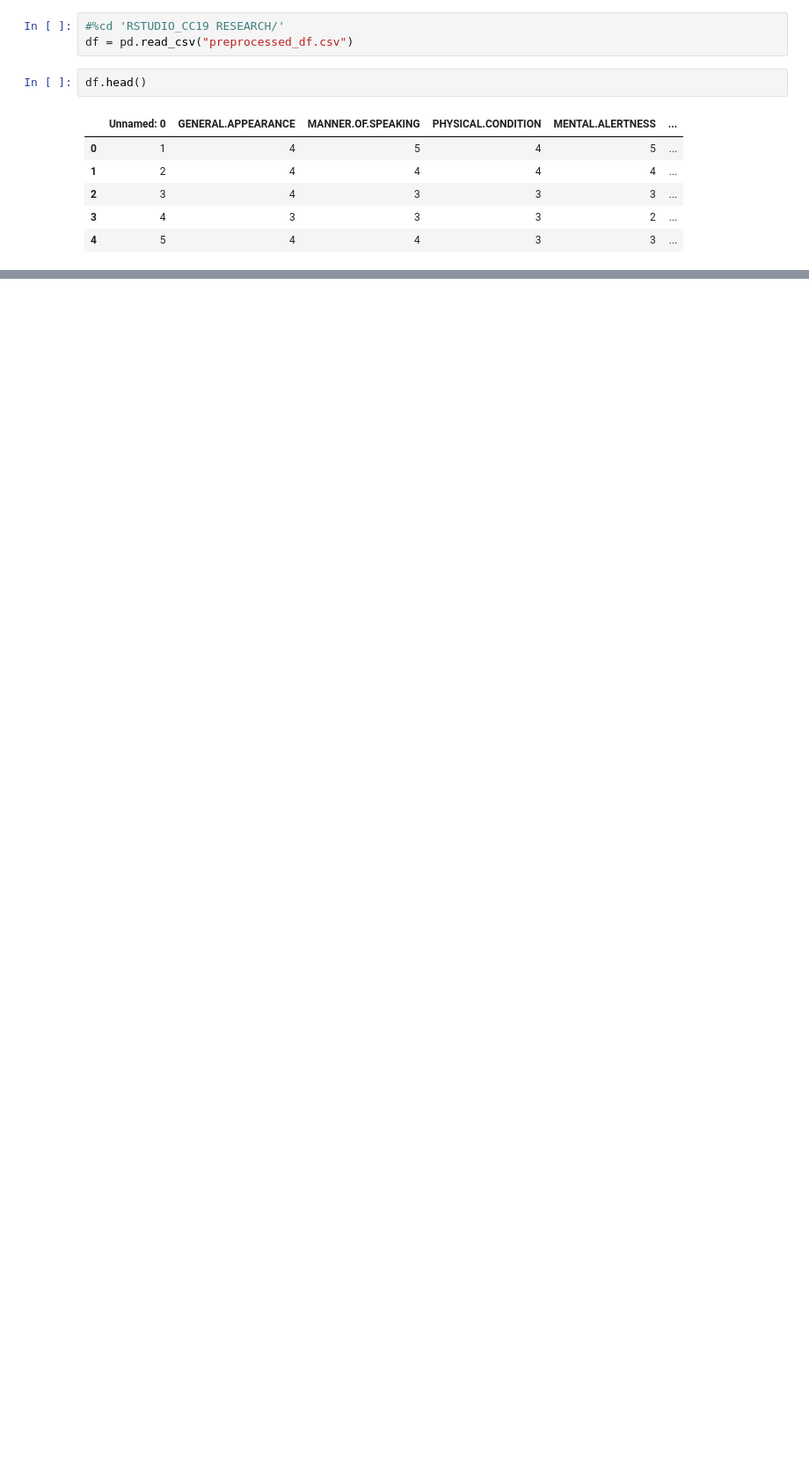
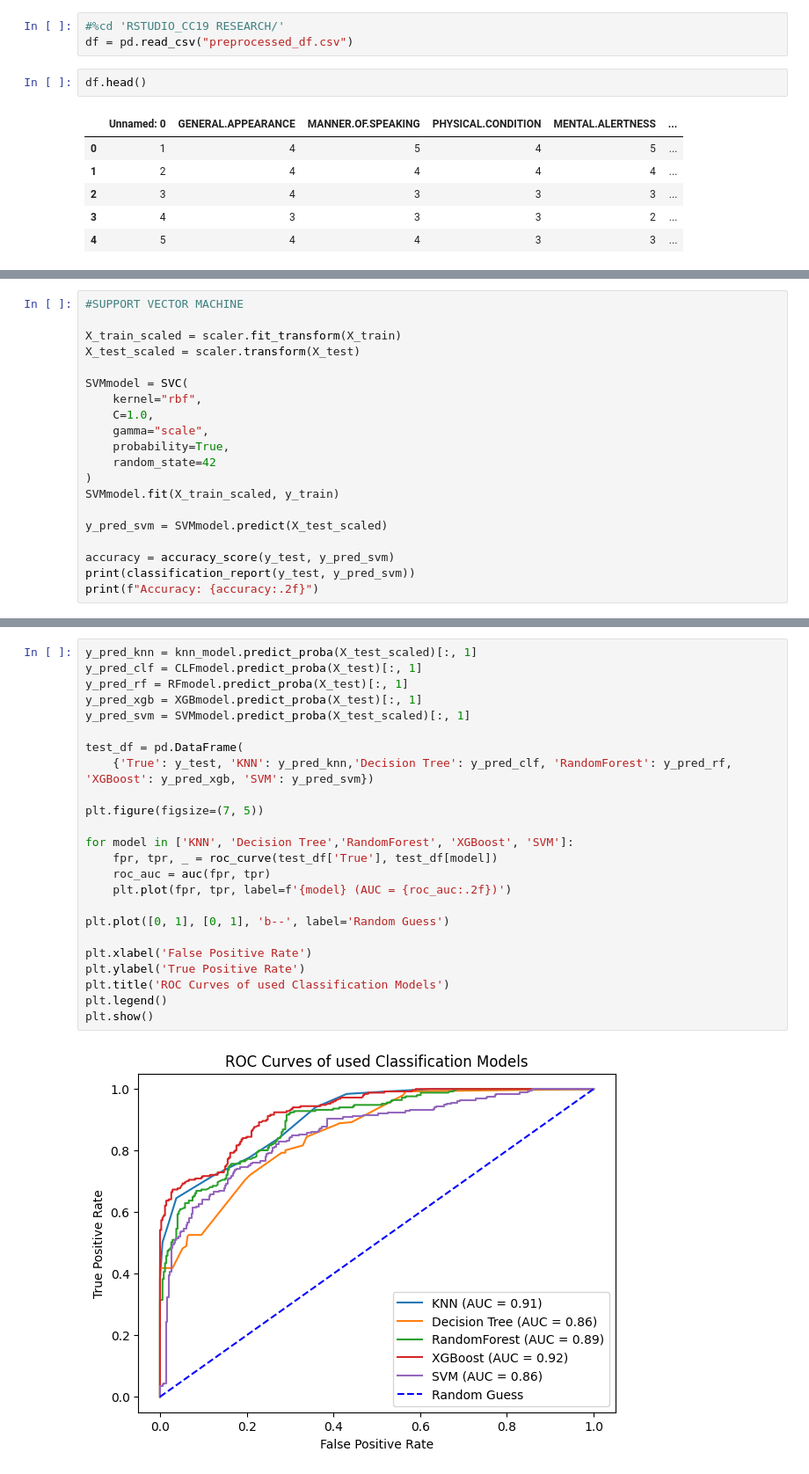
Before and after one commit to XebastianePitogo/cit19_project, a Jupyter notebook: CC19_project_PHASE3.ipynb, the cells around one changed output, grey strips where cells are left out. Shown at 88% size. Drawn from its saved outputs; the diff is of its cells as text; blank space fills up the shorter version.

```diff
--- a/CC19_project_PHASE3.ipynb
+++ b/CC19_project_PHASE3.ipynb
@@ -134,0 +212,20 @@ Logistic Regression Accuracy: 0.79
+# %%
+#SUPPORT VECTOR MACHINE
+
+X_train_scaled = scaler.fit_transform(X_train)
+X_test_scaled = scaler.transform(X_test)
+
+SVMmodel = SVC(
+    kernel="rbf",
+    C=1.0,
+    gamma="scale",
+    probability=True,
+    random_state=42
+)
+SVMmodel.fit(X_train_scaled, y_train)
+
+y_pred_svm = SVMmodel.predict(X_test_scaled)
+
+accuracy = accuracy_score(y_test, y_pred_svm)
+print(classification_report(y_test, y_pred_svm))
+print(f"Accuracy: {accuracy:.2f}")
@@ -134,0 +243,26 @@ Logistic Regression Accuracy: 0.79
+# %%
+y_pred_knn = knn_model.predict_proba(X_test_scaled)[:, 1]
+y_pred_clf = CLFmodel.predict_proba(X_test)[:, 1]
+y_pred_rf = RFmodel.predict_proba(X_test)[:, 1]
+y_pred_xgb = XGBmodel.predict_proba(X_test)[:, 1]
+y_pred_svm = SVMmodel.predict_proba(X_test_scaled)[:, 1]
+
+test_df = pd.DataFrame(
+    {'True': y_test, 'KNN': y_pred_knn,'Decision Tree': y_pred_clf, 'RandomForest': y_pred_rf, 'XGBoost': y_pred_xgb, 'SVM': y_pred_svm})
+
+plt.figure(figsize=(7, 5))
+
+for model in ['KNN', 'Decision Tree','RandomForest', 'XGBoost', 'SVM']:
+    fpr, tpr, _ = roc_curve(test_df['True'], test_df[model])
+    roc_auc = auc(fpr, tpr)
+    plt.plot(fpr, tpr, label=f'{model} (AUC = {roc_auc:.2f})')
+
+plt.plot([0, 1], [0, 1], 'b--', label='Random Guess')
+
+plt.xlabel('False Positive Rate')
+plt.ylabel('True Positive Rate')
+plt.title('ROC Curves of used Classification Models')
+plt.legend()
+plt.show()
+# %% [output]
+[figure, added]
```
Also changed, not shown: parts of 14 cells of this notebook.
